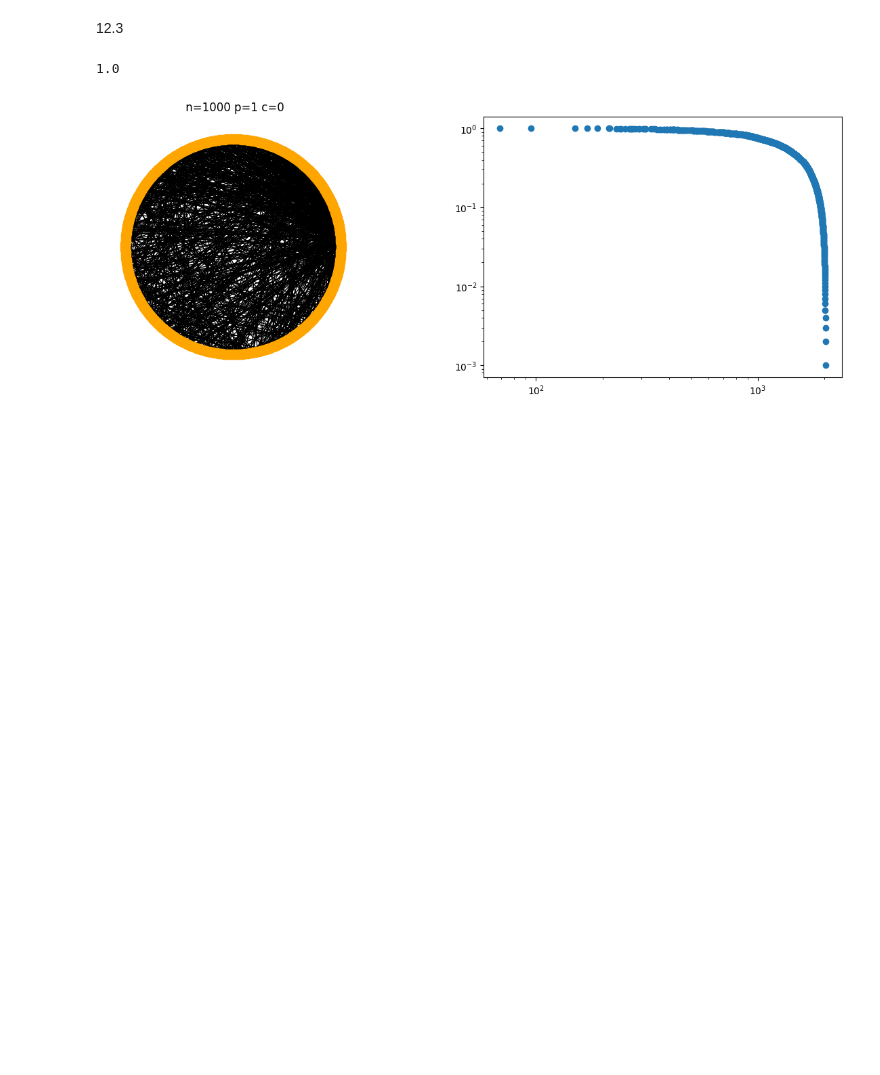
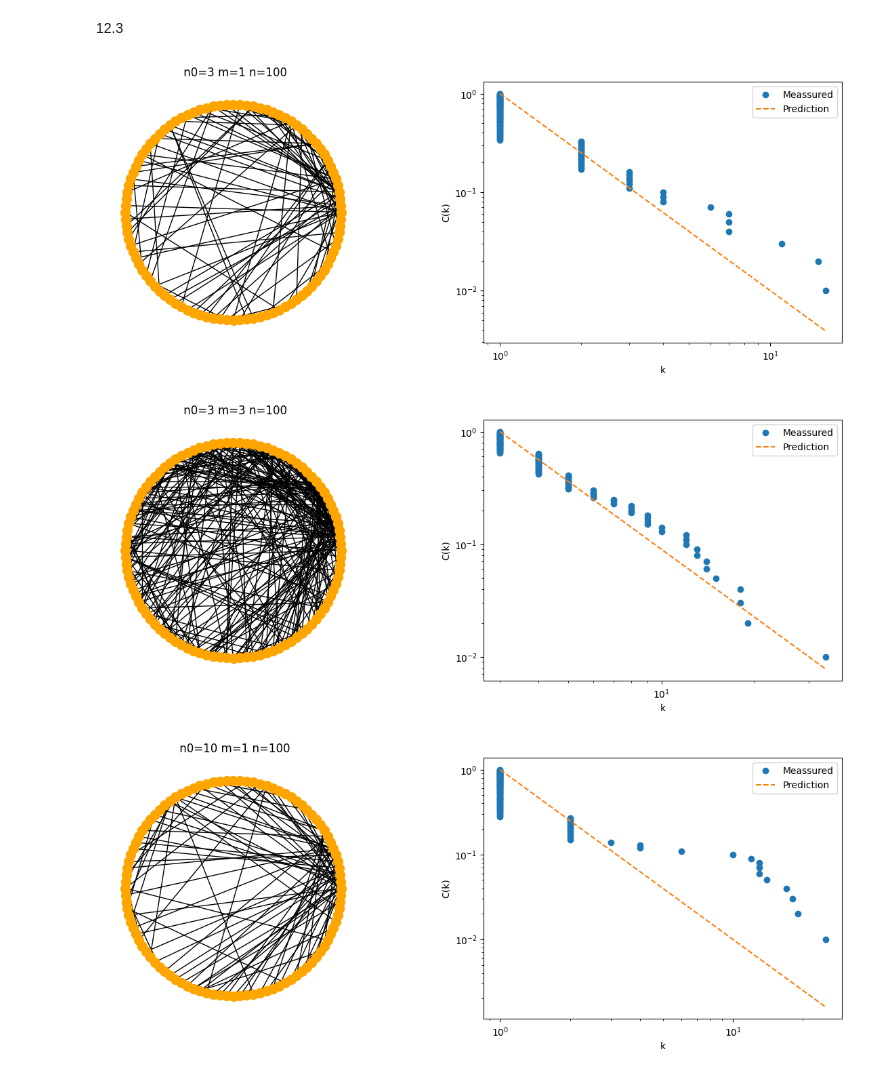
Before and after one commit to heden1/Simulation-of-complex-systems, a Jupyter notebook: HW3.ipynb, the cells around one changed output. Drawn from its saved outputs; the diff is of its cells as text; code cells hidden in the pictures; blank space fills up the shorter version.

```diff
--- a/HW3.ipynb
+++ b/HW3.ipynb
@@ -155,7 +339,13 @@ CreatErdosRenyiGraph(20,0,8)
 # %% [markdown]
 12.3
-# %%
-CreatErdosRenyiGraph(10,3,0,1,1000)
-# %% [output]
-1.0
-[figure, removed]
+# %%
+#CreatErdosRenyiGraph(n0,p,cN,m,nEnd)
+CreatErdosRenyiGraph(3,m=1,nEnd=100)
+CreatErdosRenyiGraph(3,m=3,nEnd=100)
+CreatErdosRenyiGraph(10,m=1,nEnd=100)
+CreatErdosRenyiGraph(10,m=10,nEnd=100)
+CreatErdosRenyiGraph(5,m=3,nEnd=1000)
+# %% [output]
+[figure, added]
+[figure, added]
+[figure, added]
```
Also changed, not shown: parts of 14 cells of this notebook, 3 other files.
